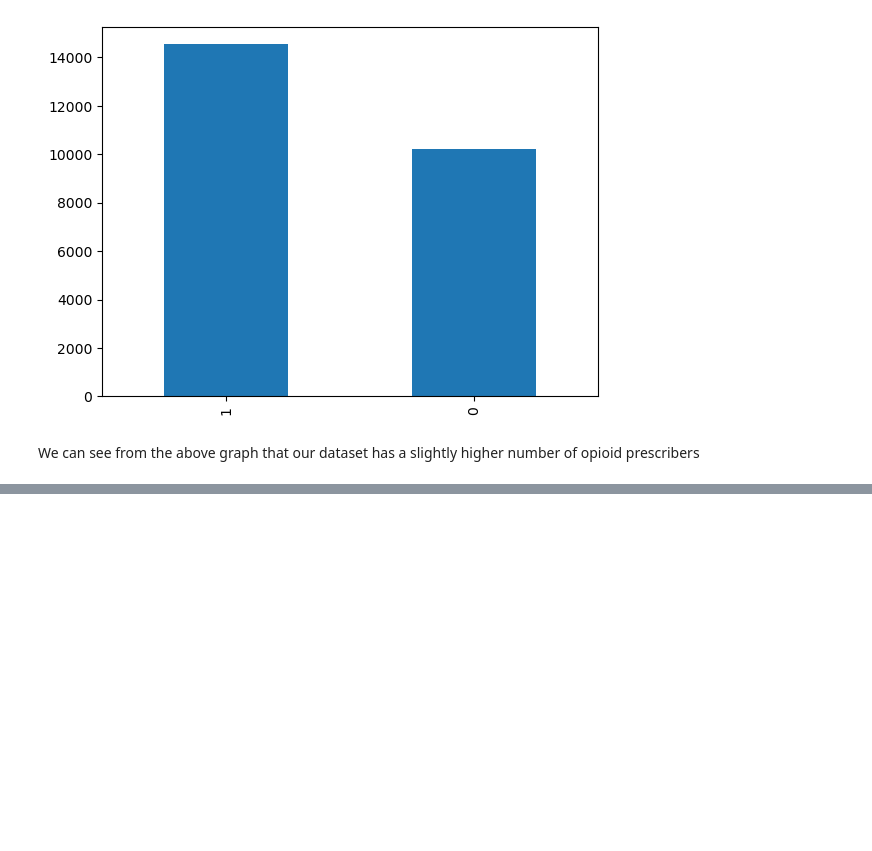
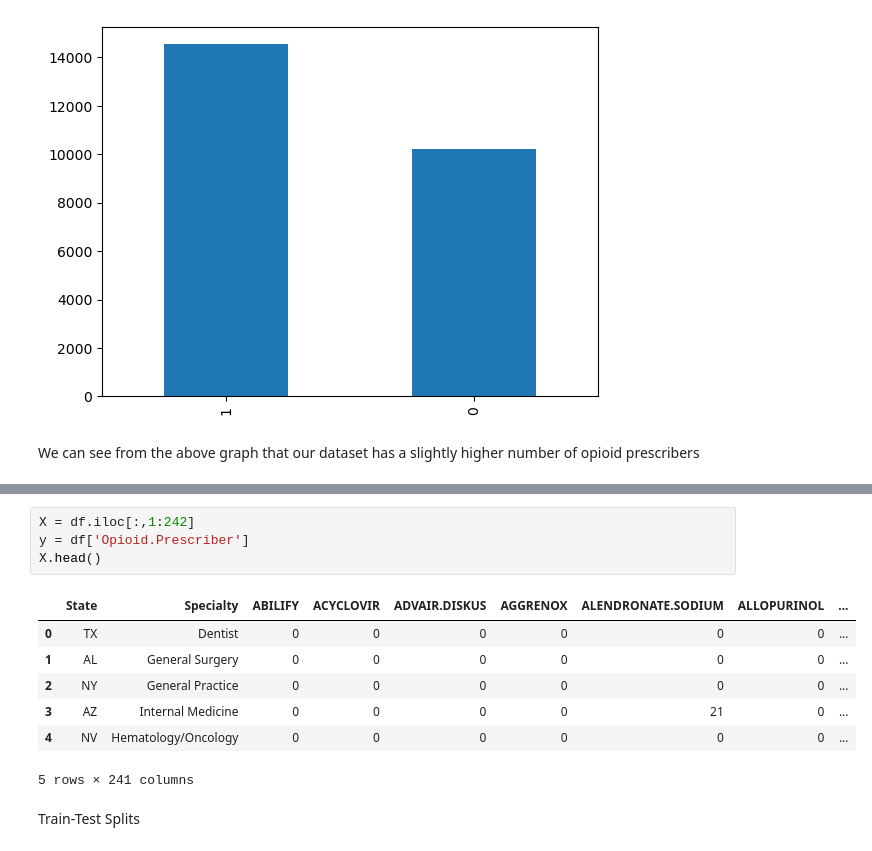
Before and after one commit to MLOpioidProjectCode/project_code, a Jupyter notebook: Opioid-Prediction-Model.ipynb, the cells around one changed output, grey strips where cells are left out. Cells and saved outputs as stored; diff of their text form; blank space fills up the shorter version.

```diff
--- a/Opioid-Prediction-Model.ipynb
+++ b/Opioid-Prediction-Model.ipynb
@@ -244,0 +284,14 @@ plt.show()
+# %%
+X = df.iloc[:,1:242]
+y = df['Opioid.Prescriber']
+X.head()
+# %% [output]
+|  | State | Specialty | ABILIFY | ACYCLOVIR | ADVAIR.DISKUS | AGGRENOX | ALENDRONATE.SODIUM | ALLOPURINOL | ... |
+| 0 | TX | Dentist | 0 | 0 | 0 | 0 | 0 | 0 | ... |
+| 1 | AL | General Surgery | 0 | 0 | 0 | 0 | 0 | 0 | ... |
+| 2 | NY | General Practice | 0 | 0 | 0 | 0 | 0 | 0 | ... |
+| 3 | AZ | Internal Medicine | 0 | 0 | 0 | 0 | 21 | 0 | ... |
+| 4 | NV | Hematology/Oncology | 0 | 0 | 0 | 0 | 0 | 0 | ... |
+5 rows × 241 columns
+# %% [markdown]
+<h>Train-Test Splits</h>
```
Also changed, not shown: parts of 7 cells of this notebook.
